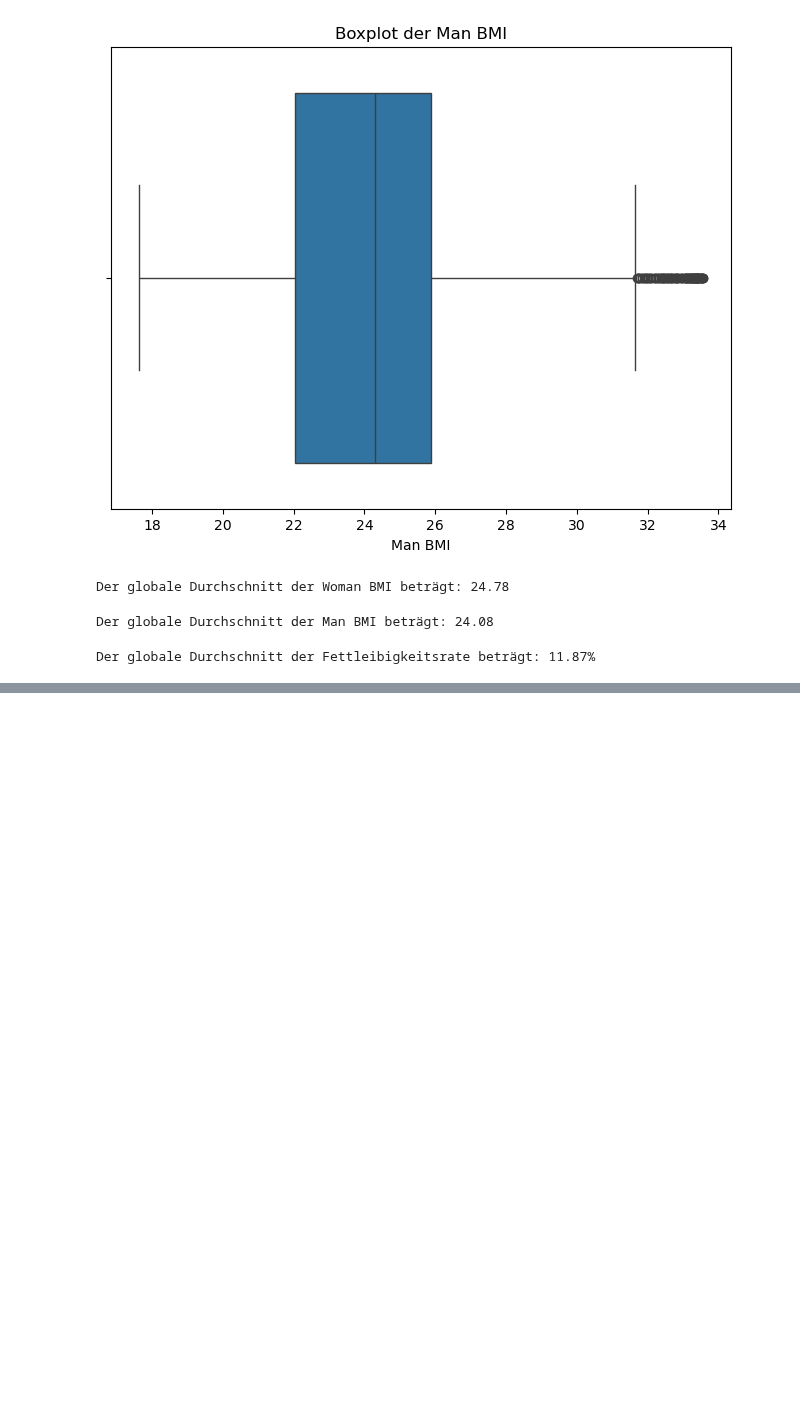
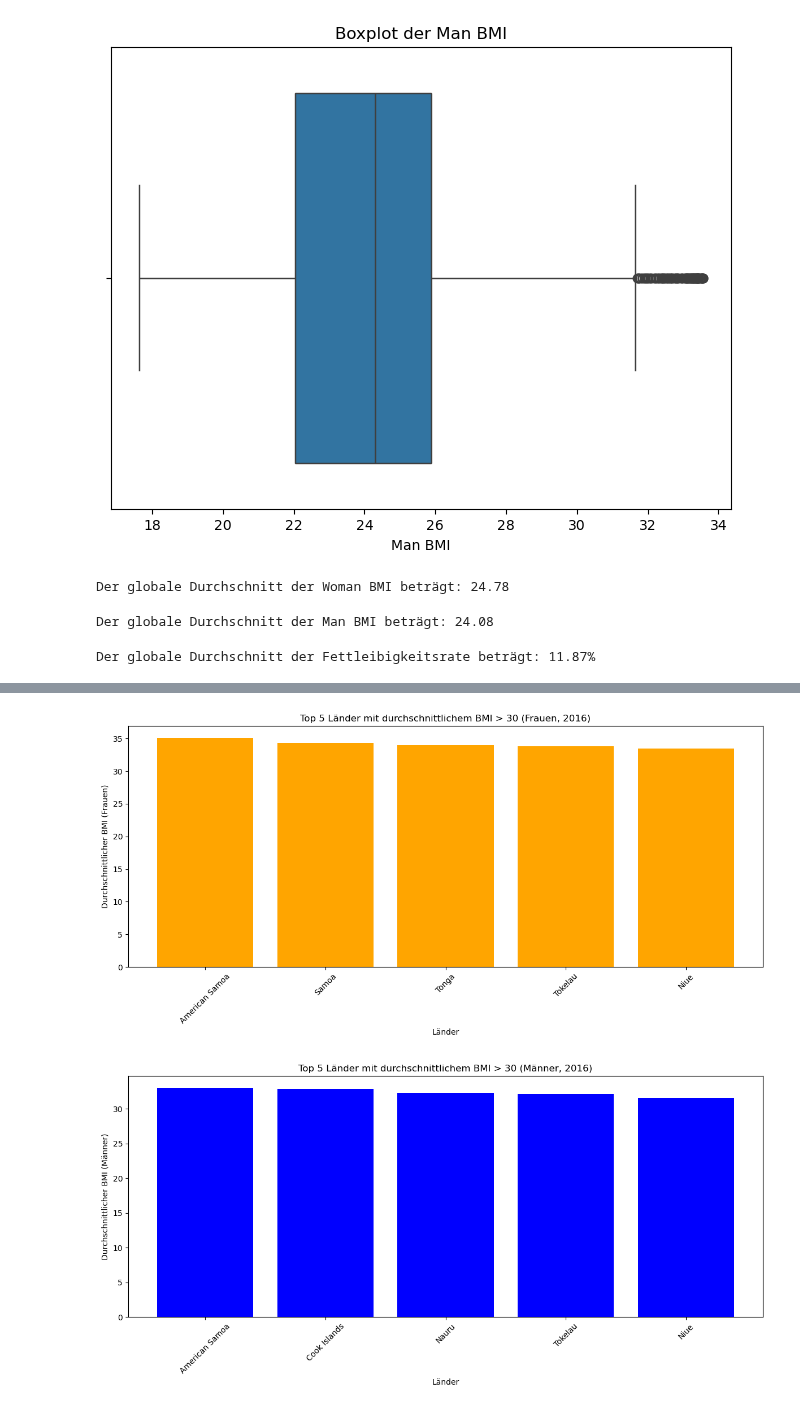
Before and after one commit to simona-cyber/LN-Python, a Jupyter notebook: Grundgerüst_Leistungsnachweis.ipynb, the cells around one changed output, grey strips where cells are left out. Drawn from its saved outputs; the diff is of its cells as text; code cells hidden in the pictures; blank space fills up the shorter version.

```diff
--- a/Grundgerüst_Leistungsnachweis.ipynb
+++ b/Grundgerüst_Leistungsnachweis.ipynb
@@ -1211,0 +1200,34 @@ plt.show()
+# %%
+import pandas as pd
+import matplotlib.pyplot as plt
+
+# Top 5 Länder für Frauen mit BMI > 30 im Jahr 2016
+bmi_ueber_30_frauen_2016 = df2[(df2['Woman BMI'] > 30) & (df2['Jahr'] == 2016)]
+top5_frauen = bmi_ueber_30_frauen_2016[['Gebiet', 'Woman BMI']].drop_duplicates().sort_values(by='Woman BMI', ascending=False).head(5)
+
+# Top 5 Länder für Männer mit BMI > 30 im Jahr 2016
+bmi_ueber_30_maenner_2016 = df3[(df3['Man BMI'] > 30) & (df3['Jahr'] == 2016)]
+top5_maenner = bmi_ueber_30_maenner_2016[['Gebiet', 'Man BMI']].drop_duplicates().sort_values(by='Man BMI', ascending=False).head(5)
+
+# Diagramm für Frauen
+plt.figure(figsize=(12, 6))
+plt.bar(top5_frauen['Gebiet'], top5_frauen['Woman BMI'], color='orange')
+plt.title('Top 5 Länder mit durchschnittlichem BMI > 30 (Frauen, 2016)')
+plt.xlabel('Länder')
+plt.ylabel('Durchschnittlicher BMI (Frauen)')
+plt.xticks(rotation=45)
+plt.tight_layout()
+plt.show()
+
+# Diagramm für Männer
+plt.figure(figsize=(12, 6))
+plt.bar(top5_maenner['Gebiet'], top5_maenner['Man BMI'], color='blue')
+plt.title('Top 5 Länder mit durchschnittlichem BMI > 30 (Männer, 2016)')
+plt.xlabel('Länder')
+plt.ylabel('Durchschnittlicher BMI (Männer)')
+plt.xticks(rotation=45)
+plt.tight_layout()
+plt.show()
+# %% [output]
+[figure, added]
+[figure, added]
```
Also changed, not shown: parts of 7 cells of this notebook.
